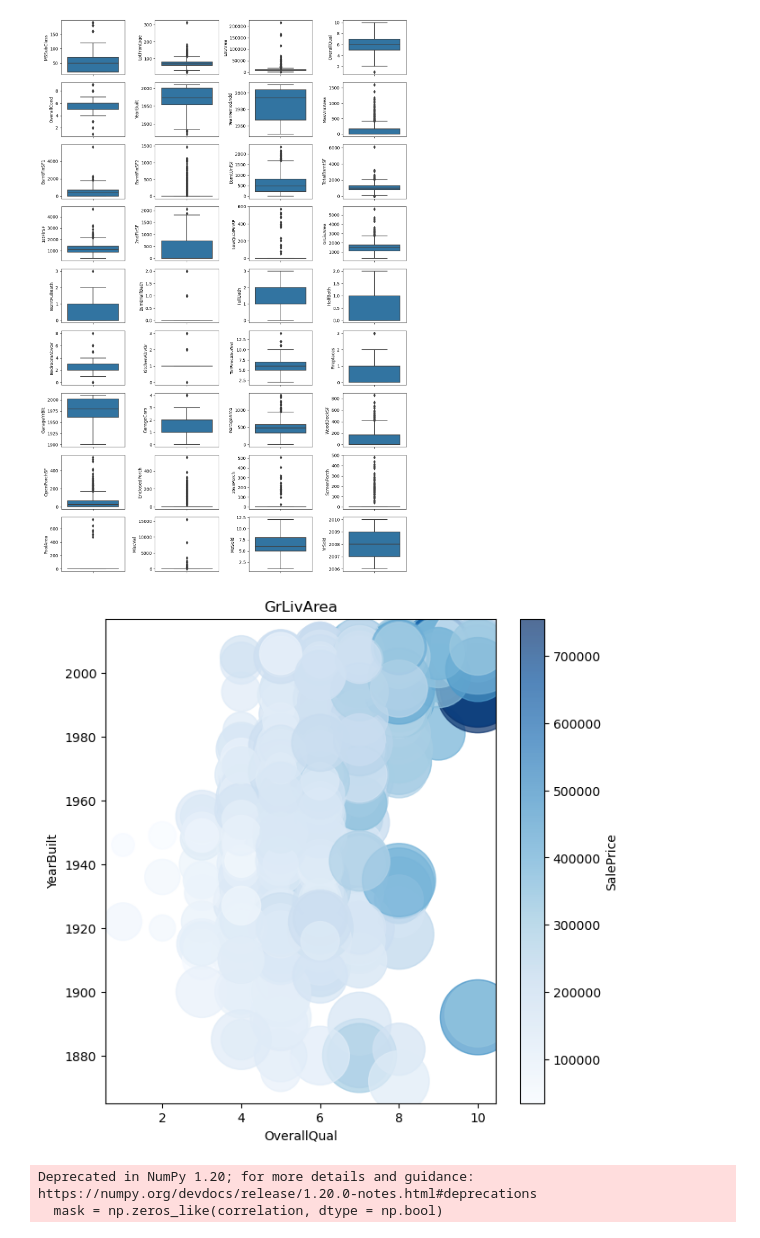
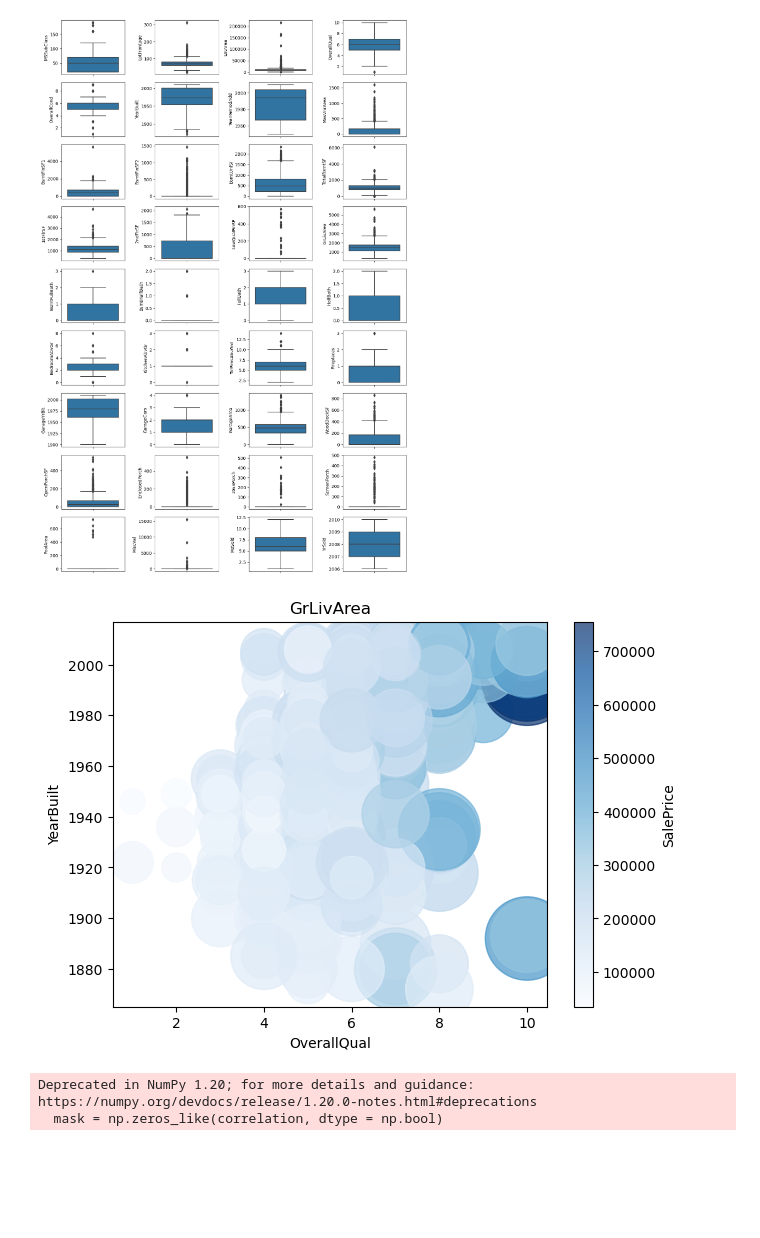
Before and after one commit to AqsaAshfaq07/Data_Science_Essentials, a Jupyter notebook: Housing_Prices_Competition_educative.ipynb, the cells around one changed output. Cells and saved outputs as stored; diff of their text form; code cells hidden in the pictures; blank space fills up the shorter version.

Commit message:
Kaggle Housing_Prices_Competition Project

```diff
--- a/Housing_Prices_Competition_educative.ipynb
+++ b/Housing_Prices_Competition_educative.ipynb
@@ -189,12 +189,12 @@ plt.show()
 [figure]
 # %%
 housing.plot(kind="scatter", x="OverallQual", y="YearBuilt",  s=housing["GrLivArea"], title="GrLivArea",
-             alpha=0.7, figsize=(7,7), c="SalePrice", cmap=plt.get_cmap("Blues"), colorbar=True)
+             alpha=0.7, figsize=(7,5), c="SalePrice", cmap=plt.get_cmap("Blues"), colorbar=True)
 # light blue -- less sale price .... dark blue -- high sales price
 
 plt.show()
 # %% [output]
-[figure, old version]
+[figure, new version]
 # %%
 correlation = housing.corr()
 
```
Also changed, not shown: parts of 26 cells of this notebook.
